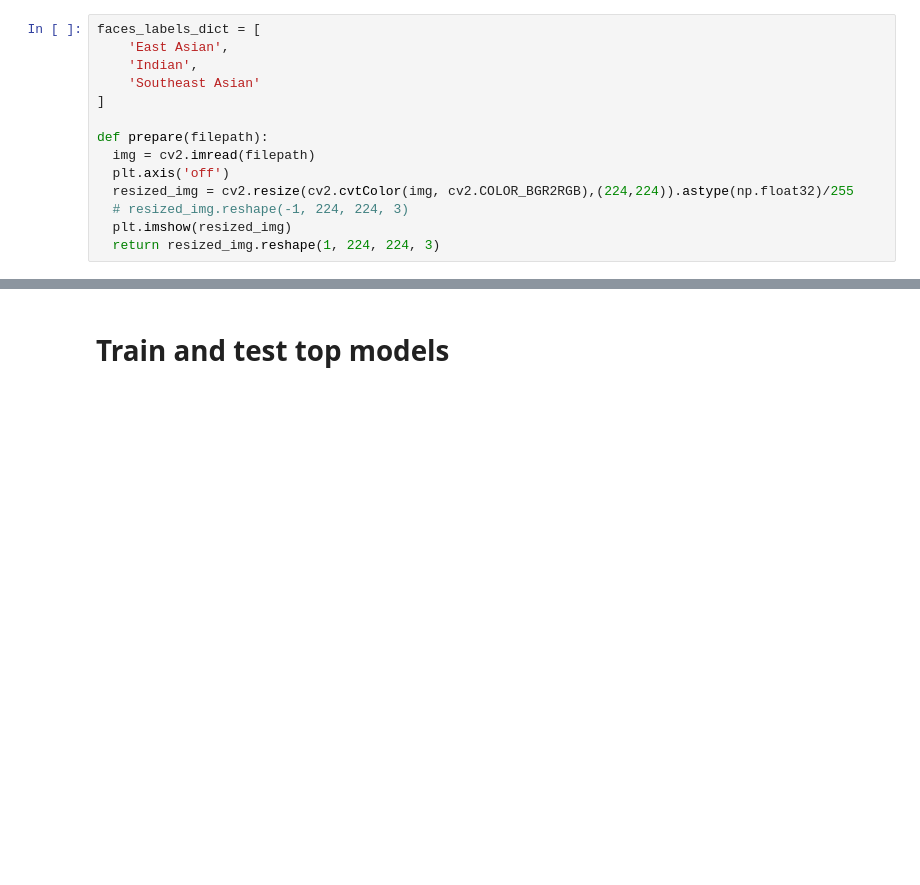
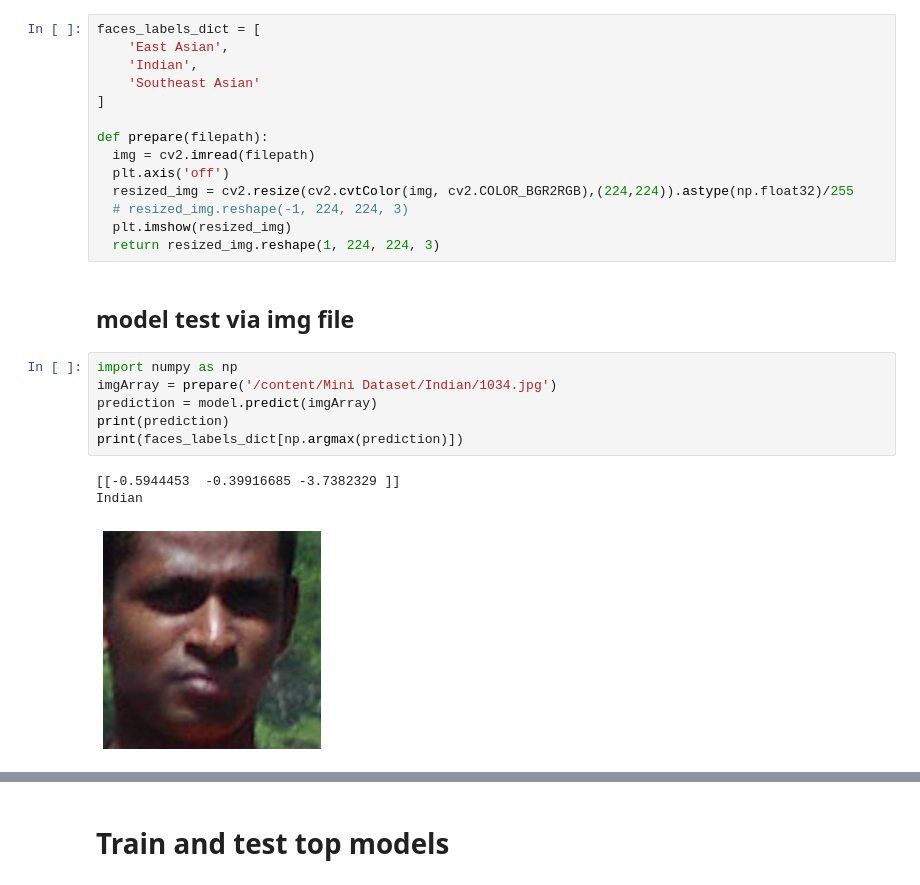
Before and after one commit to biplobsd/ImageClassificationTest, a Jupyter notebook: cnn_transfer_learning.ipynb, the cells around one changed output, grey strips where cells are left out. Cells and saved outputs as stored; diff of their text form; blank space fills up the shorter version.

```diff
--- a/cnn_transfer_learning.ipynb
+++ b/cnn_transfer_learning.ipynb
@@ -326,3 +352,15 @@ def prepare(filepath):
   # resized_img.reshape(-1, 224, 224, 3)
   plt.imshow(resized_img)
   return resized_img.reshape(1, 224, 224, 3)
+# %% [markdown]
+## model test via img file
+# %%
+import numpy as np
+imgArray = prepare('/content/Mini Dataset/Indian/1034.jpg')
+prediction = model.predict(imgArray)
+print(prediction)
+print(faces_labels_dict[np.argmax(prediction)])
+# %% [output]
+[[-0.5944453  -0.39916685 -3.7382329 ]]
+Indian
+[figure, added]
```
Also changed, not shown: parts of 32 cells of this notebook.
